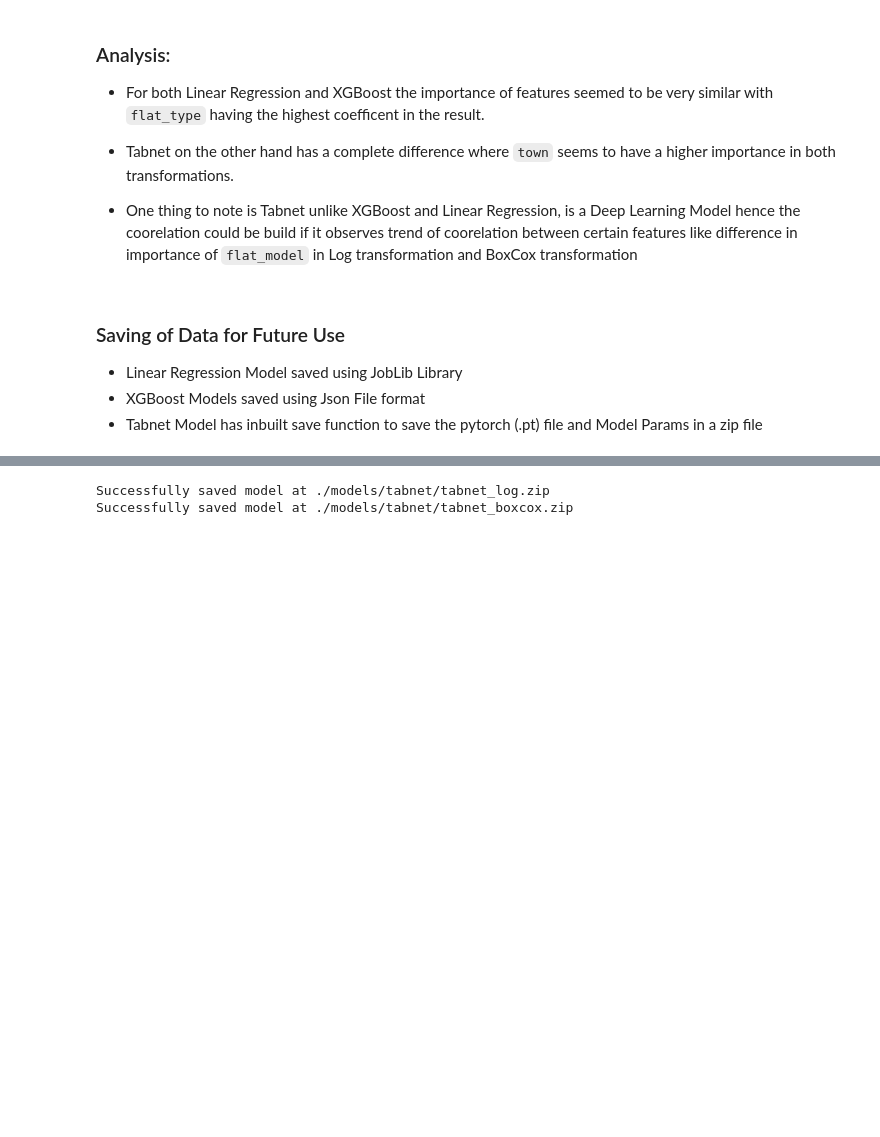
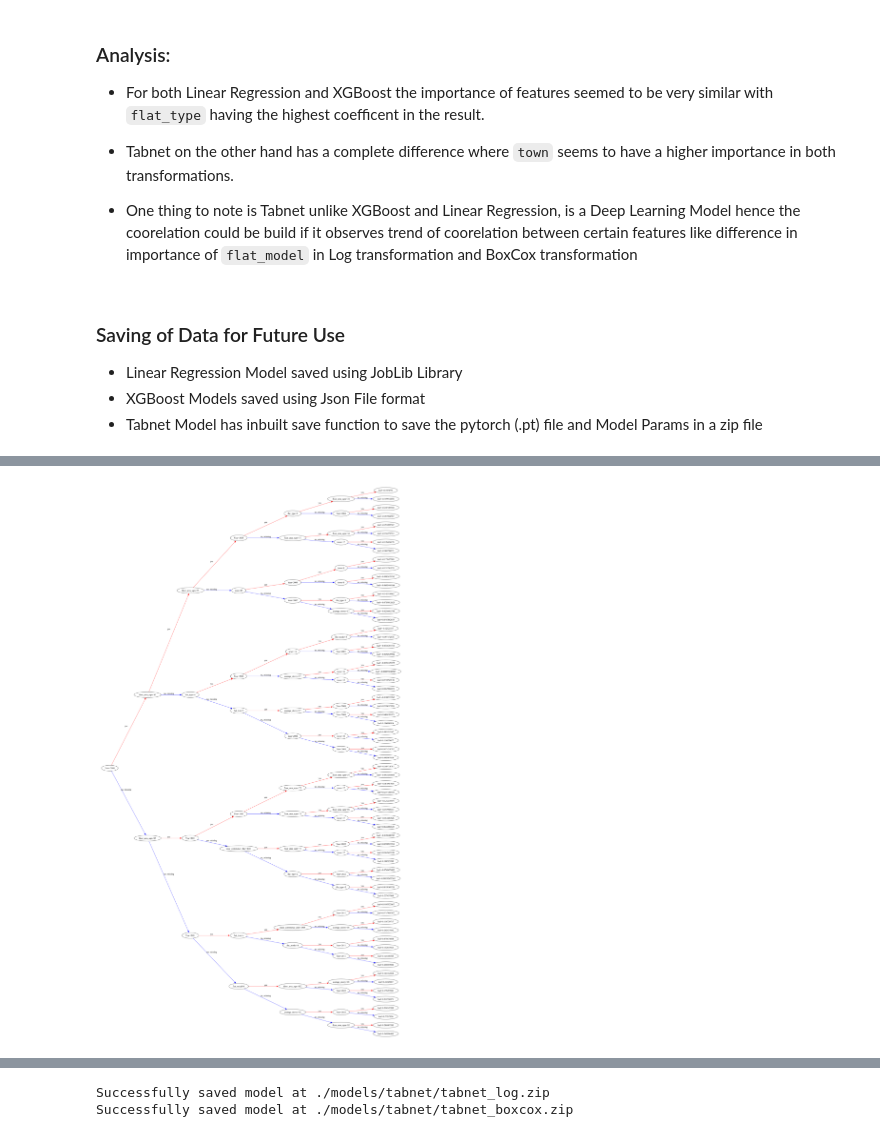
Before and after one commit to KuroInit/HDB-Resale-Price-Predict, a Jupyter notebook: Model_training.ipynb, the cells around one changed output, grey strips where cells are left out. Cells and saved outputs as stored; diff of their text form; code cells hidden in the pictures; blank space fills up the shorter version.

```diff
--- a/Model_training.ipynb
+++ b/Model_training.ipynb
@@ -376,0 +384,5 @@ with open('./data/clean_data/lamda.json', "w") as fp:
+# %%
+xgb.plot_tree(xgbreg_withLog, num_trees=0,rankdir='LR')
+plt.show()
+# %% [output]
+[figure, added]
```
Also changed, not shown: parts of 4 cells of this notebook.
